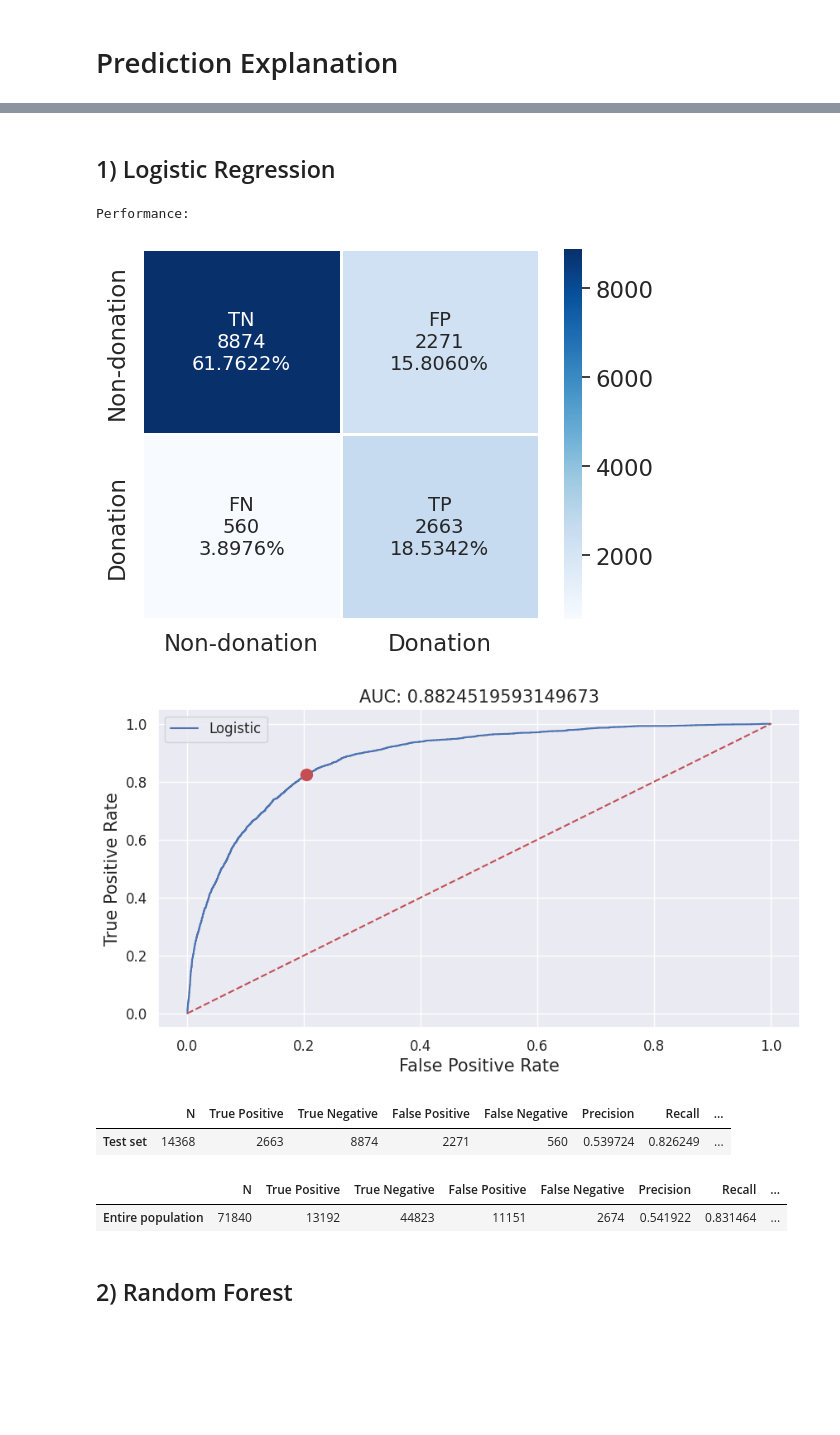
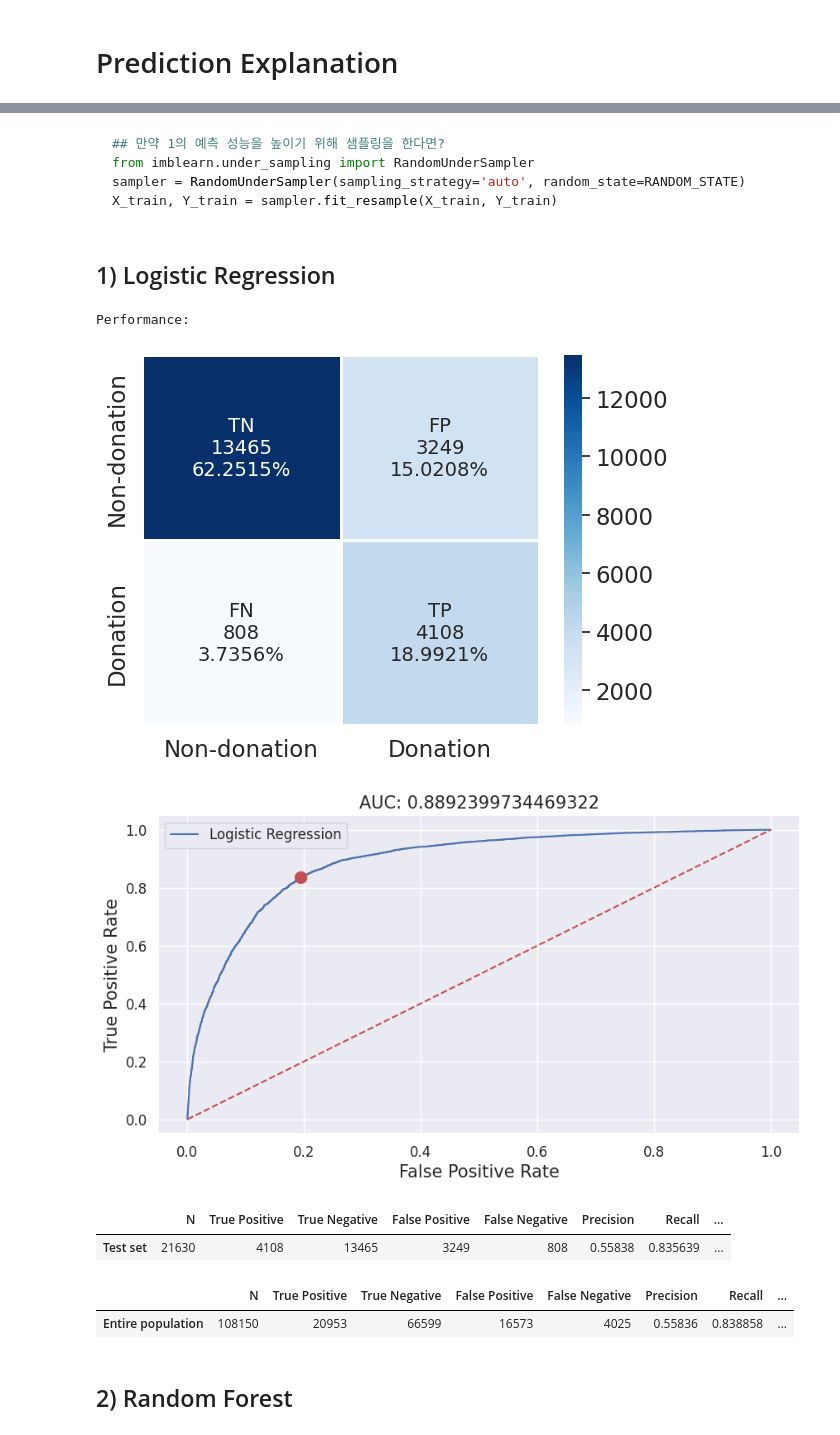
Before and after one commit to thekimk/Lecture-NIA, a Jupyter notebook: BA1_TargetMarketing_ModelingAI_KK.ipynb, the cells around one changed output, grey strips where cells are left out. Saved outputs shown, nothing was run; the diff lists cells and outputs as text; code cells hidden in the pictures; blank space fills up the shorter version.

````diff
--- a/BA1_TargetMarketing_ModelingAI_KK.ipynb
+++ b/BA1_TargetMarketing_ModelingAI_KK.ipynb
@@ -210,38 +203,30 @@ print('Complete!')
 Complete!
+# %% [markdown]
+```python
+## 만약 1의 예측 성능을 높이기 위해 샘플링을 한다면?
+from imblearn.under_sampling import RandomUnderSampler
+sampler = RandomUnderSampler(sampling_strategy='auto', random_state=RANDOM_STATE)
+X_train, Y_train = sampler.fit_resample(X_train, Y_train)
+```
 # %% [markdown]
 ## 1) Logistic Regression
 # %%
 # Logistic Regression
 model = LogisticRegression(fit_intercept=True, class_weight='balanced')
 model.fit(X_train, Y_train)
 
-# # Explanation
-# explanation_SHAP_KK(model, X_train, X_test, X_colname,
-#                     MAX_DISPLAY=MAX_DISPLAY, model_type='linear',
-#                     link=OUTPUT_TYPE, sample_size=1,
-#                     sample_size_1000=1000,
-#                     plot_interaction=True)
-
-# Prediction
-P_trpred = pd.DataFrame(model.predict_proba(X_train)[:,-1],
-                        index=Y_train.index, columns=['Pred'])
-P_tepred = pd.DataFrame(model.predict_proba(X_test)[:,-1],
-                        index=Y_test.index, columns=['Pred'])
-Y_trpred = (P_trpred >= 0.5).astype(int)
-Y_tepred = (P_tepred >= 0.5).astype(int)
-
-# Evaluation
+# Prediction & Evaluation
 Score_te, Score_trte = prediction_class(model, X_train, Y_train, X_test, Y_test,
-                                        LABEL_LIST=LABEL_LIST, ALGO_NAME='Logistic')
+                                        LABEL_LIST=LABEL_LIST, ALGO_NAME='Logistic Regression')
 display(Score_te, Score_trte)
 # %% [output]
 Performance:
-[figure, old version]
+[figure, new version]
-[figure, old version]
+[figure, new version]
 |  | N | True Positive | True Negative | False Positive | False Negative | Precision | Recall | ... |
-| Test set | 14368 | 2663 | 8874 | 2271 | 560 | 0.539724 | 0.826249 | ... |
+| Test set | 21630 | 4108 | 13465 | 3249 | 808 | 0.55838 | 0.835639 | ... |
 |  | N | True Positive | True Negative | False Positive | False Negative | Precision | Recall | ... |
-| Entire population | 71840 | 13192 | 44823 | 11151 | 2674 | 0.541922 | 0.831464 | ... |
+| Entire population | 108150 | 20953 | 66599 | 16573 | 4025 | 0.55836 | 0.838858 | ... |
 # %% [markdown]
 ## 2) Random Forest
 # %%
````
Also changed, not shown: parts of 25 cells of this notebook, 21 other files.
